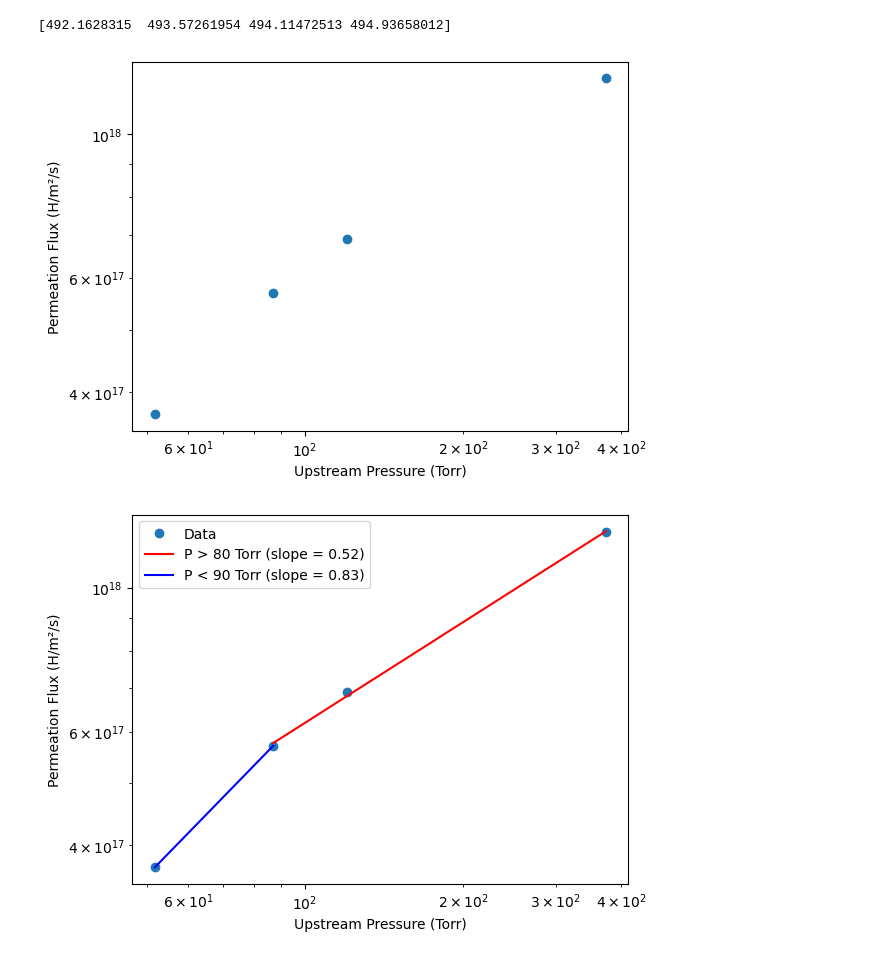
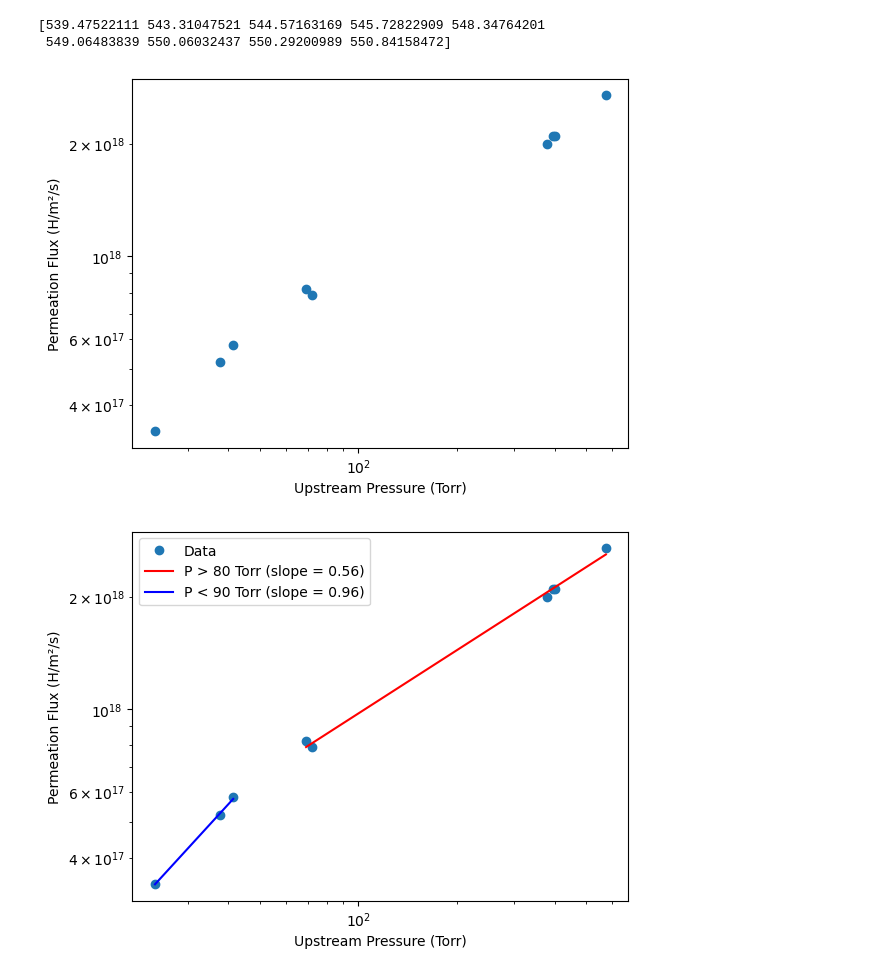
Before and after one commit to WeaverC20/permeation_barrier_analysis, a Jupyter notebook: ShieldRunsAnalysis/regime_analysis.ipynb, the cells around one changed output. Drawn from its saved outputs; the diff is of its cells as text; code cells hidden in the pictures.

```diff
--- a/ShieldRunsAnalysis/regime_analysis.ipynb
+++ b/ShieldRunsAnalysis/regime_analysis.ipynb
@@ -48,7 +48,7 @@ if Flux is not None:
     Flux_nom = np.array([f.n if hasattr(f, "n") else f for f in Flux])
     Flux_std = np.array([f.s if hasattr(f, "s") else 0 for f in Flux])
 # %%
-T = 490
+T = 540
 dT = 20
 low = T - dT
 high = T + dT
@@ -69,11 +69,12 @@ plt.ylabel("Permeation Flux (H/m²/s)")
 plt.xlabel("Upstream Pressure (Torr)")
 plt.show()
 # %% [output]
-[492.1628315  493.57261954 494.11472513 494.93658012]
+[539.47522111 543.31047521 544.57163169 545.72822909 548.34764201
+ 549.06483839 550.06032437 550.29200989 550.84158472]
-[figure, old version]
+[figure, new version]
 # %%
 # Filter points above 50 torr for slope calculation
-high_pressure_mask = P_up[idx] > 80
+high_pressure_mask = P_up[idx] > 50
 P_high = P_up[idx][high_pressure_mask]
 Flux_high = Flux_nom[idx][high_pressure_mask]
 
@@ -81,32 +82,32 @@ Flux_high = Flux_nom[idx][high_pressure_mask]
 log_P_high = np.log10(P_high)
 log_Flux_high = np.log10(Flux_high)
 slope_high, intercept_high = np.polyfit(log_P_high, log_Flux_high, 1)
 
 # Generate fit line for high pressure
 P_fit_high = np.logspace(np.log10(P_high.min()), np.log10(P_high.max()), 60)
 Flux_fit_high = 10**(slope_high * np.log10(P_fit_high) + intercept_high)
 
 # Filter points below 100 torr for slope calculation
-low_pressure_mask = P_up[idx] < 90
+low_pressure_mask = P_up[idx] < 50
 P_low = P_up[idx][low_pressure_mask]
 Flux_low = Flux_nom[idx][low_pressure_mask]
 
 # Fit a line in log-log space for low pressure
 log_P_low = np.log10(P_low)
 log_Flux_low = np.log10(Flux_low)
 slope_low, intercept_low = np.polyfit(log_P_low, log_Flux_low, 1)
 
 # Generate fit line for low pressure
 P_fit_low = np.logspace(np.log10(P_low.min()), np.log10(P_low.max()), 60)
 Flux_fit_low = 10**(slope_low * np.log10(P_fit_low) + intercept_low)
 
 plt.figure()
 plt.loglog(P_up[idx], Flux_nom[idx], 'o', label='Data')
 plt.loglog(P_fit_high, Flux_fit_high, 'r-', label=f'P > 80 Torr (slope = {slope_high:.2f})')
 plt.loglog(P_fit_low, Flux_fit_low, 'b-', label=f'P < 90 Torr (slope = {slope_low:.2f})')
 plt.ylabel("Permeation Flux (H/m²/s)")
 plt.xlabel("Upstream Pressure (Torr)")
 plt.legend()
 plt.show()
 # %% [output]
-[figure, old version]
+[figure, new version]
```
Also changed, not shown: 3 other files.
